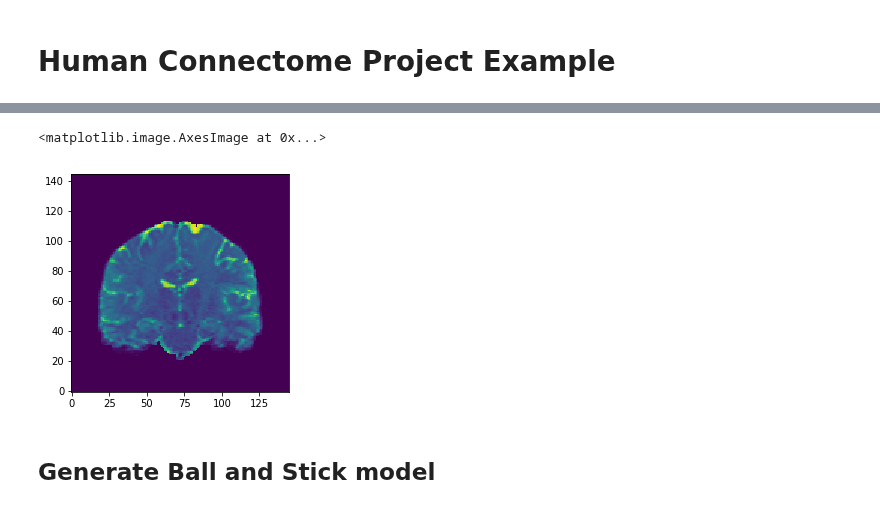
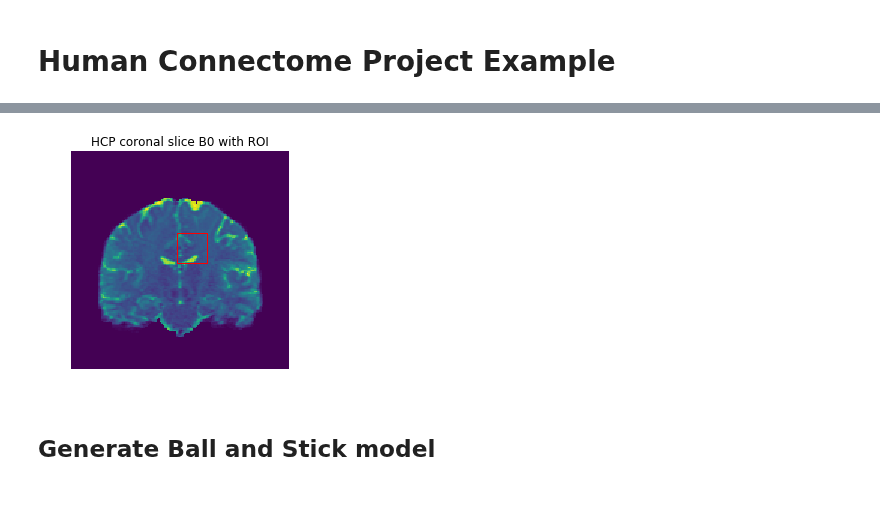
Before and after one commit to AthenaEPI/dmipy, a Jupyter notebook: examples/example_ball_and_sticks.ipynb, the cells around one changed output, grey strips where cells are left out. Cells and saved outputs as stored; diff of their text form; code cells hidden in the pictures.

```diff
--- a/examples/example_ball_and_sticks.ipynb
+++ b/examples/example_ball_and_sticks.ipynb
@@ -18,10 +18,16 @@ This data originates from Subject 100307 of the WU-Minn Human Connectome Project
 # %%
 import matplotlib.pyplot as plt
+import matplotlib.patches as patches
 %matplotlib inline
-plt.imshow(data_hcp[:,0,:,0].T, origin=True)
+
+fig, ax = plt.subplots(1)
+ax.imshow(data_hcp[:, 0, :, 0].T, origin=True)
+rect = patches.Rectangle((70,70),20,20,linewidth=1,edgecolor='r',facecolor='none')
+ax.add_patch(rect)
+ax.set_axis_off()
+ax.set_title('HCP coronal slice B0 with ROI');
 # %% [output]
-<matplotlib.image.AxesImage at 0x...>
-[figure, old version]
+[figure, new version]
 # %%
 data_hcp_small = data_hcp[70:90, :, 70:90]
 # %% [markdown]
```
Also changed, not shown: parts of 4 cells of this notebook.
